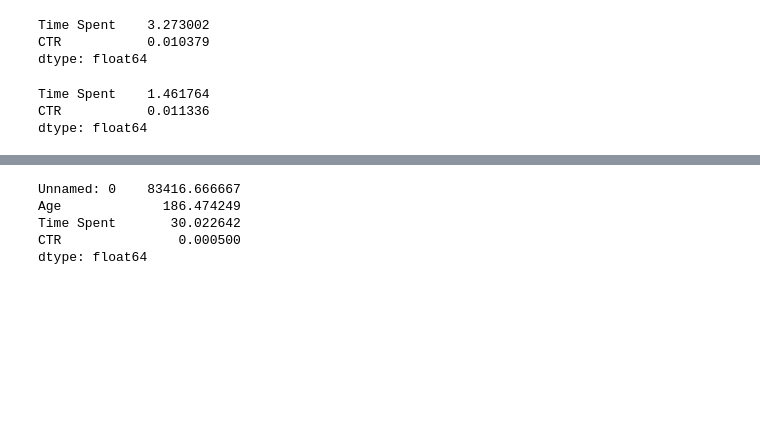
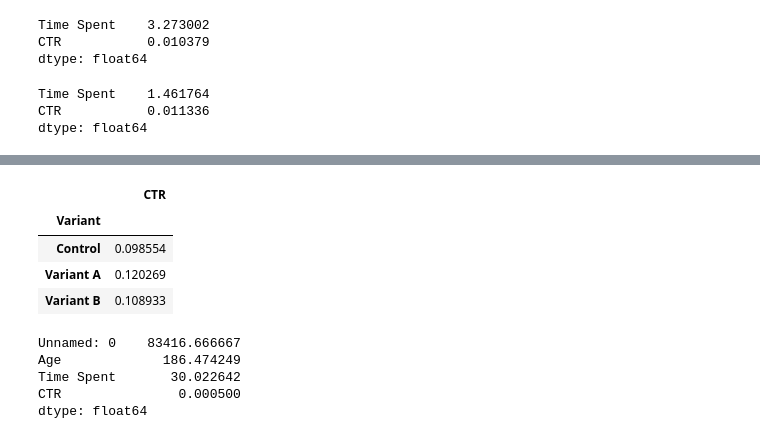
Before and after one commit to ajkam/schulich_data_science, a Jupyter notebook: Assignment 2/Assignment 2 v1.ipynb, the cells around one changed output, grey strips where cells are left out. Cells and saved outputs as stored; diff of their text form; code cells hidden in the pictures; blank space fills up the shorter version.

```diff
--- a/Assignment 2/Assignment 2 v1.ipynb
+++ b/Assignment 2/Assignment 2 v1.ipynb
@@ -474,3 +482,11 @@ dtype: float64
+# %%
+df.groupby('Variant')[['CTR']].mean()
+# %% [output]
+|  | CTR |
+| Variant |  |
+| Control | 0.098554 |
+| Variant A | 0.120269 |
+| Variant B | 0.108933 |
 # %%
 df.var()
 # %% [output]
```
Also changed, not shown: parts of 1 cell of this notebook.
